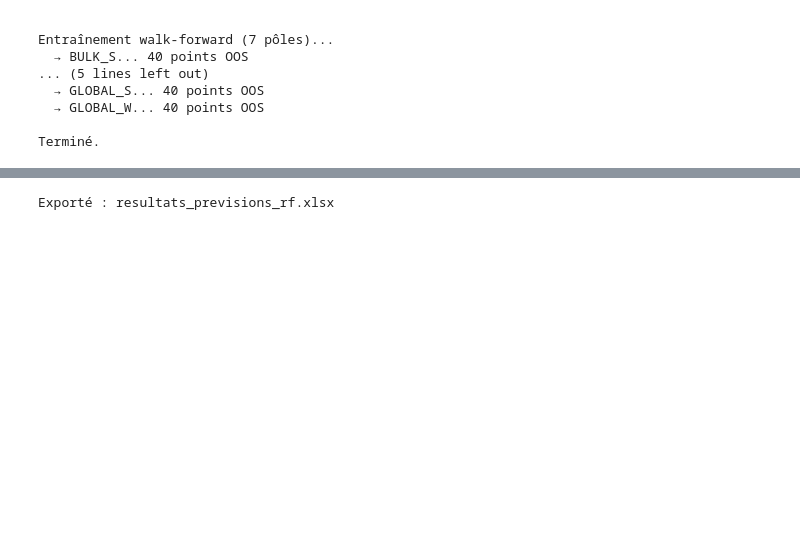
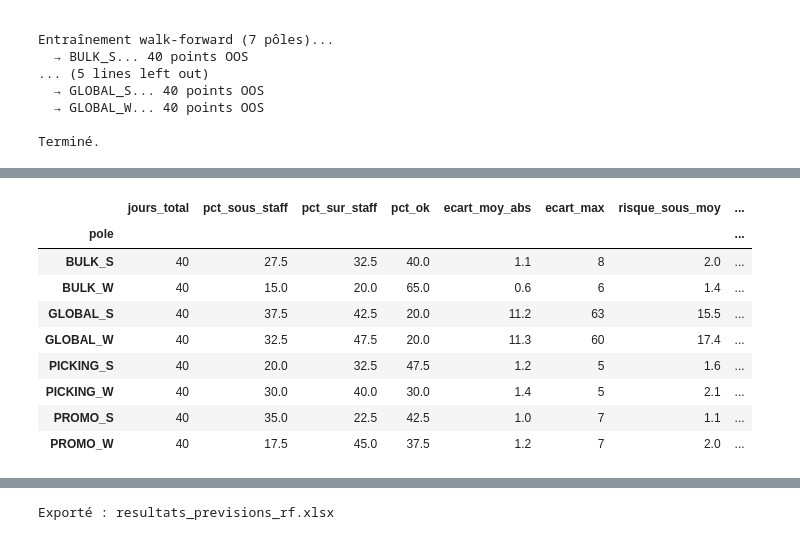
Before and after one commit to ehrmannjulie-bit/crunch, a Jupyter notebook: src/pipeline_entrepot_rf.ipynb, the cells around one changed output, grey strips where cells are left out. Saved outputs shown, nothing was run; the diff lists cells and outputs as text; code cells hidden in the pictures; blank space fills up the shorter version.

```diff
--- a/src/pipeline_entrepot_rf.ipynb
+++ b/src/pipeline_entrepot_rf.ipynb
@@ -845,0 +818,76 @@ Couverture IC 80%        : 90.0% des jours réels dans la fourchette
+# %%
+def classify_risk(amplitude_ratio):
+    """Classifie le niveau de risque selon l'amplitude relative de l'IC P10/P90."""
+    if amplitude_ratio < 0.15:
+        return 'FAIBLE'
+    elif amplitude_ratio < 0.30:
+        return 'MODÉRÉ'
+    else:
+        return 'ÉLEVÉ'
+
+
+def analyze_staffing_risk(replay_df, poles):
+    """
+    Analyse le risque réalisé sur la période de test (walk-forward OOS).
+    Compare ops_pred vs ops_reel et calcule l'exposition IC par pôle et par jour.
+    - SOUS-STAFF : sous-prédiction → manque d'opérateurs
+    - SUR-STAFF  : sur-prédiction  → excès d'opérateurs
+    """
+    rows = []
+    for _, r in replay_df.iterrows():
+        ecart           = r['ops_pred'] - r['ops_reel']
+        ecart_abs       = abs(ecart)
+        ecart_pct       = ecart_abs / (r['ops_reel'] + 1e-6) * 100
+        amplitude       = r['ops_high'] - r['ops_low']
+        amplitude_ratio = amplitude / (r['ops_pred'] + 1e-6)
+
+        if ecart < -0.5:
+            statut = 'SOUS-STAFF'
+        elif ecart > 0.5:
+            statut = 'SUR-STAFF'
+        else:
+            statut = 'OK'
+
+        rows.append({
+            'date'              : r['date'],
+            'pole'              : r['pole'],
+            'client'            : r['client'],
+            'ops_reel'          : r['ops_reel'],
+            'ops_pred'          : r['ops_pred'],
+            'ops_low'           : r['ops_low'],
+            'ops_high'          : r['ops_high'],
+            'ecart_ops'         : round(ecart, 1),
+            'ecart_abs'         : round(ecart_abs, 1),
+            'ecart_pct'         : round(ecart_pct, 1),
+            'statut_reel'       : statut,
+            'risque_sous_staff' : max(0, r['ops_high'] - r['ops_pred']),
+            'risque_sur_staff'  : max(0, r['ops_pred'] - r['ops_low']),
+            'amplitude_ic'      : amplitude,
+            'amplitude_ratio'   : round(amplitude_ratio, 3),
+            'niveau_risque'     : classify_risk(amplitude_ratio),
+        })
+    return pd.DataFrame(rows)
+
+
+risk_historique = analyze_staffing_risk(replay, POLES)
+print(f"Période analysée : {pd.to_datetime(risk_historique['date']).min().date()} → "
+      f"{pd.to_datetime(risk_historique['date']).max().date()}")
+print(f"Observations (jours × pôles) : {len(risk_historique)}")
+print(f"\nRépartition des statuts réalisés :")
+display(risk_historique['statut_reel'].value_counts().to_frame())
+
+# ── Résumé par pôle ───────────────────────────────────────────────────────────
+resume_risque = risk_historique.groupby('pole').agg(
+    jours_total     = ('date',              'nunique'),
+    pct_sous_staff  = ('statut_reel',       lambda x: round((x == 'SOUS-STAFF').mean()*100, 1)),
+    pct_sur_staff   = ('statut_reel',       lambda x: round((x == 'SUR-STAFF').mean()*100, 1)),
+    pct_ok          = ('statut_reel',       lambda x: round((x == 'OK').mean()*100, 1)),
+    ecart_moy_abs   = ('ecart_abs',         'mean'),
+    ecart_max       = ('ecart_abs',         'max'),
+    risque_sous_moy = ('risque_sous_staff', 'mean'),
+    risque_sur_moy  = ('risque_sur_staff',  'mean'),
+    niveau_dominant = ('niveau_risque',     lambda x: x.mode()[0] if len(x) else 'N/A'),
+).round(1)
+print("\n── Résumé du risque par pôle (période de test) ──")
+display(resume_risque)
+# %% [output]
@@ -845,0 +904,10 @@ Couverture IC 80%        : 90.0% des jours réels dans la fourchette
+|  | jours_total | pct_sous_staff | pct_sur_staff | pct_ok | ecart_moy_abs | ecart_max | risque_sous_moy | ... |
+| pole |  |  |  |  |  |  |  | ... |
+| BULK_S | 40 | 27.5 | 32.5 | 40.0 | 1.1 | 8 | 2.0 | ... |
+| BULK_W | 40 | 15.0 | 20.0 | 65.0 | 0.6 | 6 | 1.4 | ... |
+| GLOBAL_S | 40 | 37.5 | 42.5 | 20.0 | 11.2 | 63 | 15.5 | ... |
+| GLOBAL_W | 40 | 32.5 | 47.5 | 20.0 | 11.3 | 60 | 17.4 | ... |
+| PICKING_S | 40 | 20.0 | 32.5 | 47.5 | 1.2 | 5 | 1.6 | ... |
+| PICKING_W | 40 | 30.0 | 40.0 | 30.0 | 1.4 | 5 | 2.1 | ... |
+| PROMO_S | 40 | 35.0 | 22.5 | 42.5 | 1.0 | 7 | 1.1 | ... |
+| PROMO_W | 40 | 17.5 | 45.0 | 37.5 | 1.2 | 7 | 2.0 | ... |
```
Also changed, not shown: parts of 41 cells of this notebook, 12 other files.
